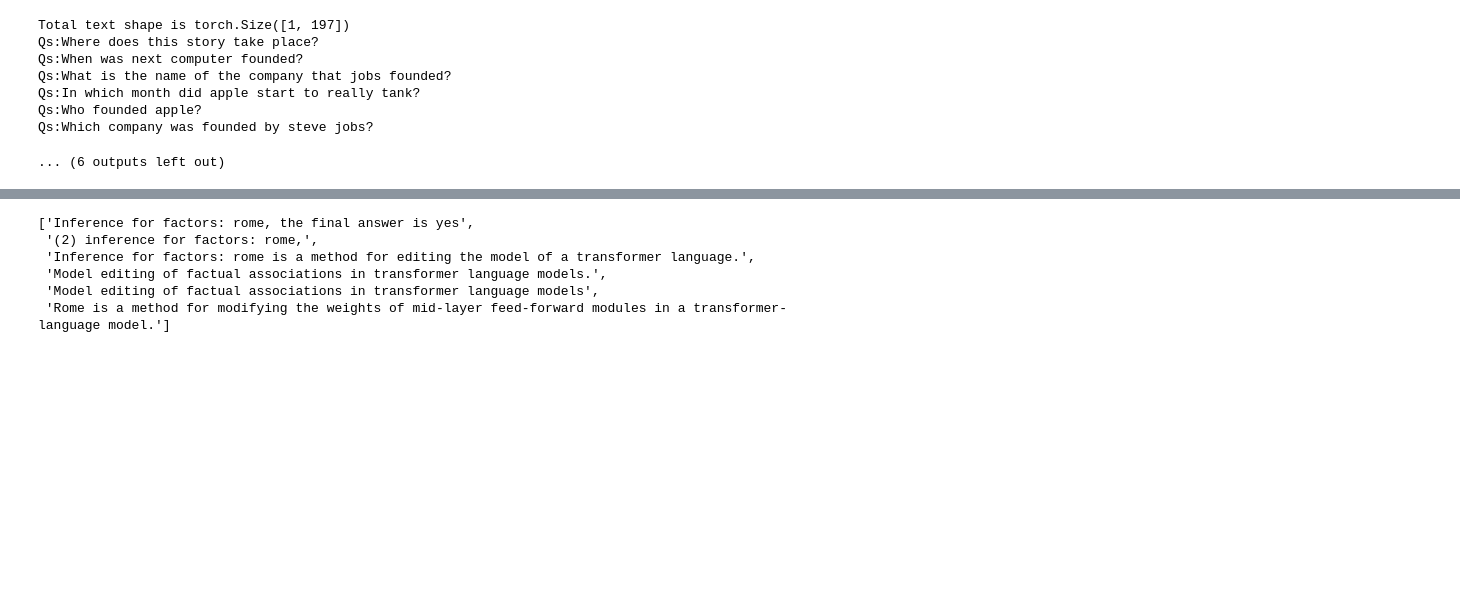
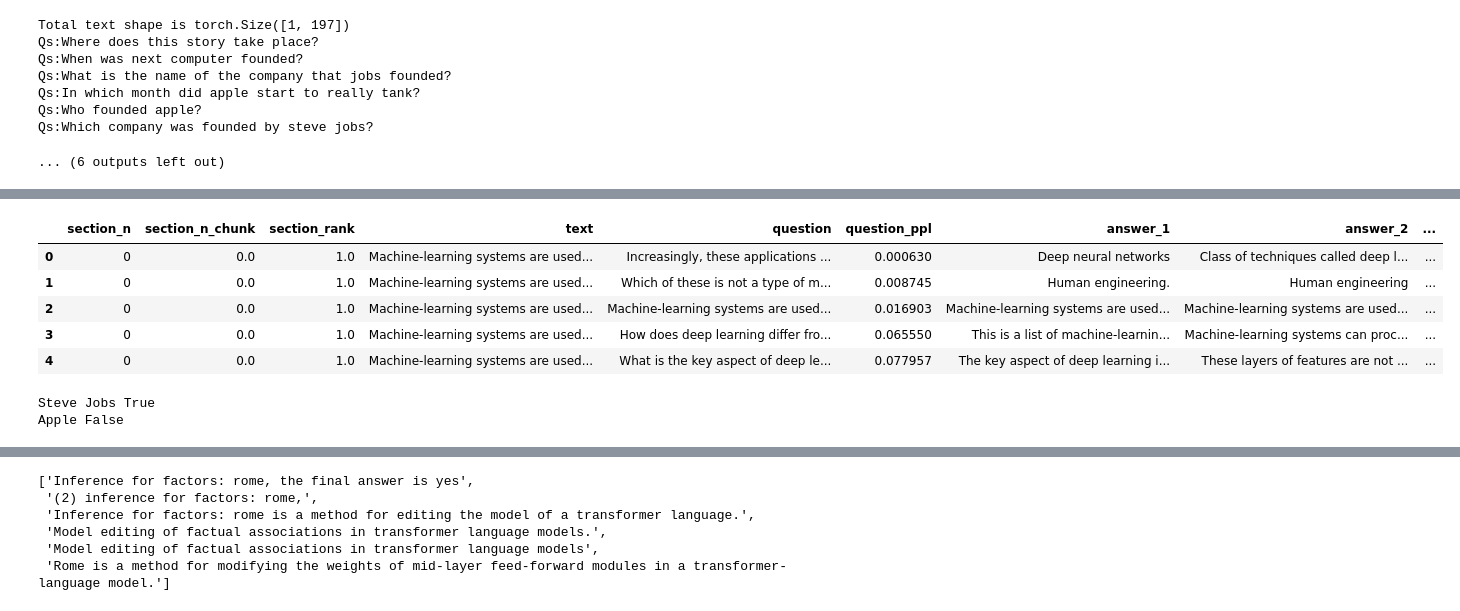
Before and after one commit to noamKayzer/Questions_generation, a Jupyter notebook: scripts/main.ipynb, the cells around one changed output, grey strips where cells are left out. Drawn from its saved outputs; the diff is of its cells as text; code cells hidden in the pictures; blank space fills up the shorter version.

```diff
--- a/scripts/main.ipynb
+++ b/scripts/main.ipynb
@@ -302,0 +364,17 @@ Qs:Rank-one Model Editing (ROME) on the zero shot re- lation extraction task
+# %%
+import pandas as pd
+questions_df = pd.read_pickle('/home/ubuntu/Questions_generation/outputs/16_01_23_deep_learning/GQ+QA+GQ.pickle')
+import numpy as np
+
+output = []
+for i in range(max(questions_df.section_n)+1):
+    section_output = {'question':[],'answer':[],'score':[]}
+    for chunk in np.unique(questions_df.loc[questions_df.section_n==i,'section_n_chunk']):
+        chunk_questions = questions_df.query(f'section_n_chunk=={chunk}')
+        for _,q in chunk_questions.iterrows():
+                section_output['question'].append(q.new_question)
+                section_output['answer'].append(q['selected_ans'])
+                section_output['score'].append(q['RQUGE'])
+                section_output['details'].append(q['details'])
+                section_output['context'].append(q['text'])
+    output.append(section_output)
@@ -302,0 +389,22 @@ Qs:Rank-one Model Editing (ROME) on the zero shot re- lation extraction task
+# %%
+questions_df
+# %% [output]
+|  | section_n | section_n_chunk | section_rank | text | question | question_ppl | answer_1 | answer_2 | ... |
+| 0 | 0 | 0.0 | 1.0 | Machine-learning systems are used... | Increasingly, these applications ... | 0.000630 | Deep neural networks | Class of techniques called deep l... | ... |
+| 1 | 0 | 0.0 | 1.0 | Machine-learning systems are used... | Which of these is not a type of m... | 0.008745 | Human engineering. | Human engineering | ... |
+| 2 | 0 | 0.0 | 1.0 | Machine-learning systems are used... | Machine-learning systems are used... | 0.016903 | Machine-learning systems are used... | Machine-learning systems are used... | ... |
+| 3 | 0 | 0.0 | 1.0 | Machine-learning systems are used... | How does deep learning differ fro... | 0.065550 | This is a list of machine-learnin... | Machine-learning systems can proc... | ... |
+| 4 | 0 | 0.0 | 1.0 | Machine-learning systems are used... | What is the key aspect of deep le... | 0.077957 | The key aspect of deep learning i... | These layers of features are not ... | ... |
+# %%
+import spacy
+from negspacy.negation import Negex
+
+nlp = spacy.load("en_core_web_sm")
+nlp.add_pipe("negex", config={"ent_types":["PERSON","ORG"]})
+
+doc = nlp("She does not like Steve Jobs but likes Apple products.")
+for e in doc.ents:
+    print(e.text, e._.negex)
+# %% [output]
+Steve Jobs True
+Apple False
```
Also changed, not shown: parts of 7 cells of this notebook, 13 other files.
